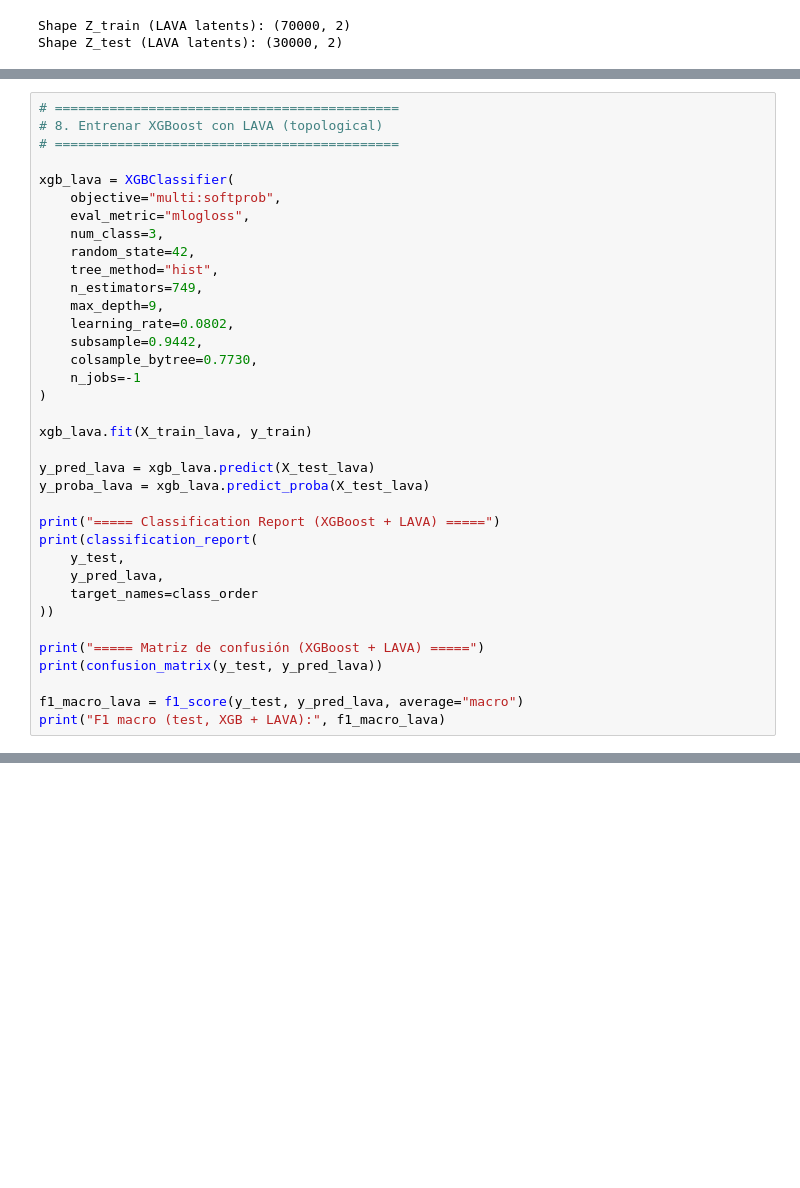
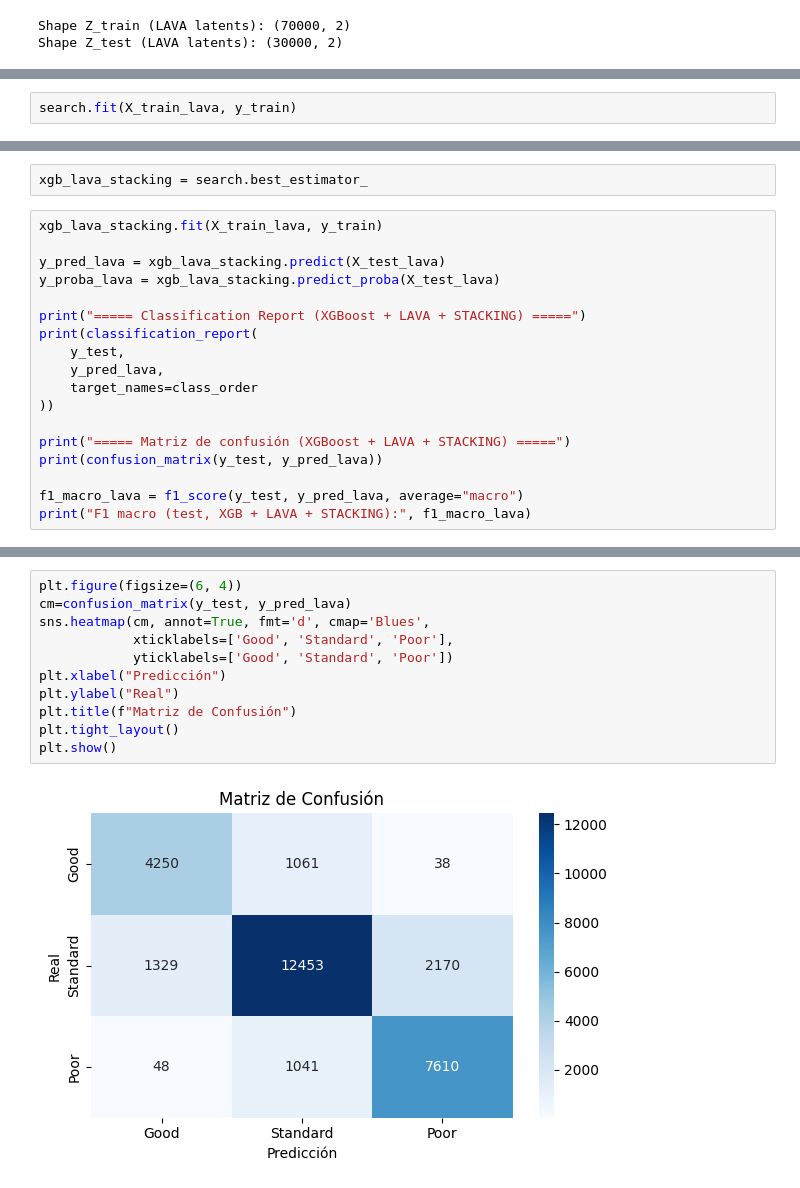
Before and after one commit to johand-lopez/proyecto_final_score, a Jupyter notebook: _sources/Boost_Lava.ipynb, the cells around one changed output, grey strips where cells are left out. Saved outputs shown, nothing was run; the diff lists cells and outputs as text; blank space fills up the shorter version.

```diff
--- a/_sources/Boost_Lava.ipynb
+++ b/_sources/Boost_Lava.ipynb
@@ -302,0 +384,2 @@ X_test_lava shape: (30000, 50)
+# %%
+search.fit(X_train_lava, y_train)
@@ -303,37 +417,21 @@ X_test_lava shape: (30000, 50)
+# %%
+xgb_lava_stacking = search.best_estimator_
 # %%
-# ============================================
-# 8. Entrenar XGBoost con LAVA (topological)
-# ============================================
+xgb_lava_stacking.fit(X_train_lava, y_train)
 
-xgb_lava = XGBClassifier(
-    objective="multi:softprob",
-    eval_metric="mlogloss",
-    num_class=3,
-    random_state=42,
-    tree_method="hist",
-    n_estimators=749,
-    max_depth=9,
-    learning_rate=0.0802,
-    subsample=0.9442,
-    colsample_bytree=0.7730,
-    n_jobs=-1
-)
+y_pred_lava = xgb_lava_stacking.predict(X_test_lava)
+y_proba_lava = xgb_lava_stacking.predict_proba(X_test_lava)
 
-xgb_lava.fit(X_train_lava, y_train)
-
-y_pred_lava = xgb_lava.predict(X_test_lava)
-y_proba_lava = xgb_lava.predict_proba(X_test_lava)
-
-print("===== Classification Report (XGBoost + LAVA) =====")
+print("===== Classification Report (XGBoost + LAVA + STACKING) =====")
 print(classification_report(
     y_test,
     y_pred_lava,
     target_names=class_order
 ))
 
-print("===== Matriz de confusión (XGBoost + LAVA) =====")
+print("===== Matriz de confusión (XGBoost + LAVA + STACKING) =====")
 print(confusion_matrix(y_test, y_pred_lava))
 
 f1_macro_lava = f1_score(y_test, y_pred_lava, average="macro")
-print("F1 macro (test, XGB + LAVA):", f1_macro_lava)
+print("F1 macro (test, XGB + LAVA + STACKING):", f1_macro_lava)
 # %% [output]
@@ -678,0 +454,13 @@ print("✅ ANÁLISIS COMPLETADO EXITOSAMENTE")
+# %%
+plt.figure(figsize=(6, 4))
+cm=confusion_matrix(y_test, y_pred_lava)
+sns.heatmap(cm, annot=True, fmt='d', cmap='Blues',
+            xticklabels=['Good', 'Standard', 'Poor'],
+            yticklabels=['Good', 'Standard', 'Poor'])
+plt.xlabel("Predicción")
+plt.ylabel("Real")
+plt.title(f"Matriz de Confusión")
+plt.tight_layout()
+plt.show()
+# %% [output]
+[figure, added]
```
Also changed, not shown: parts of 25 cells of this notebook, 23 other files.
